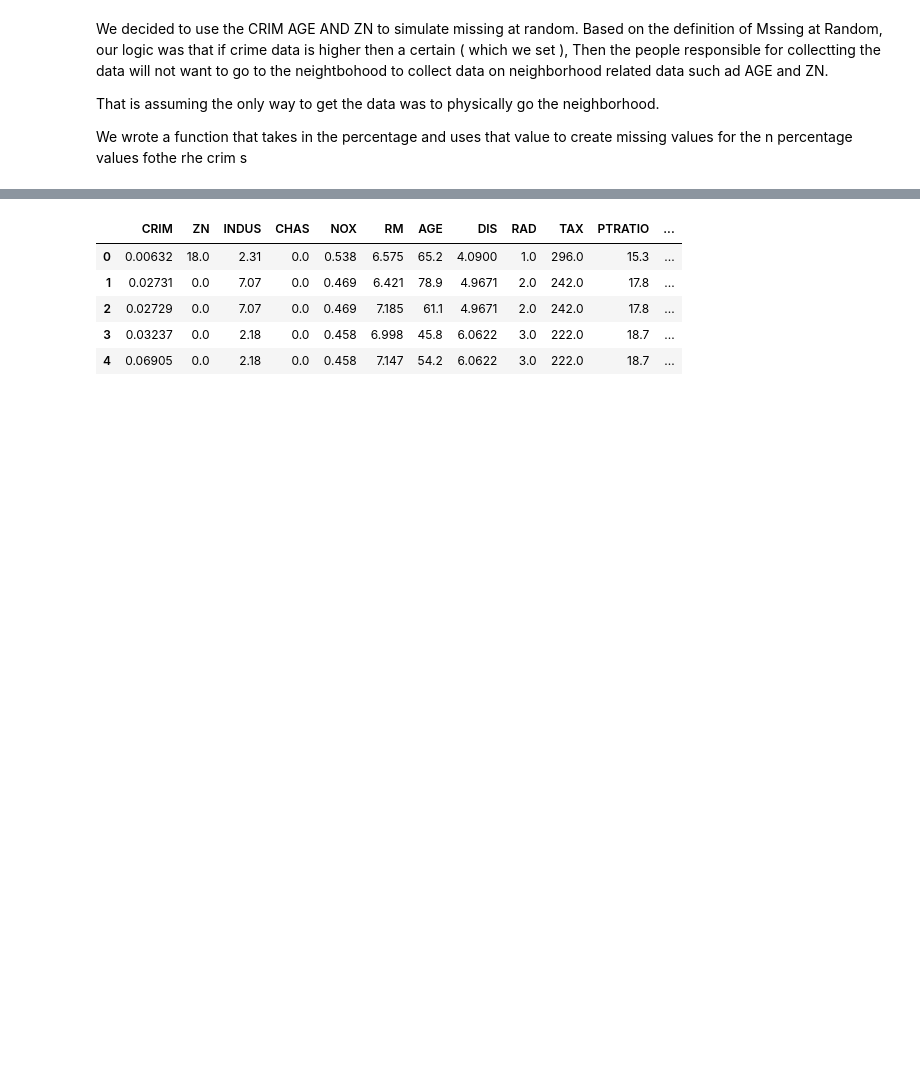
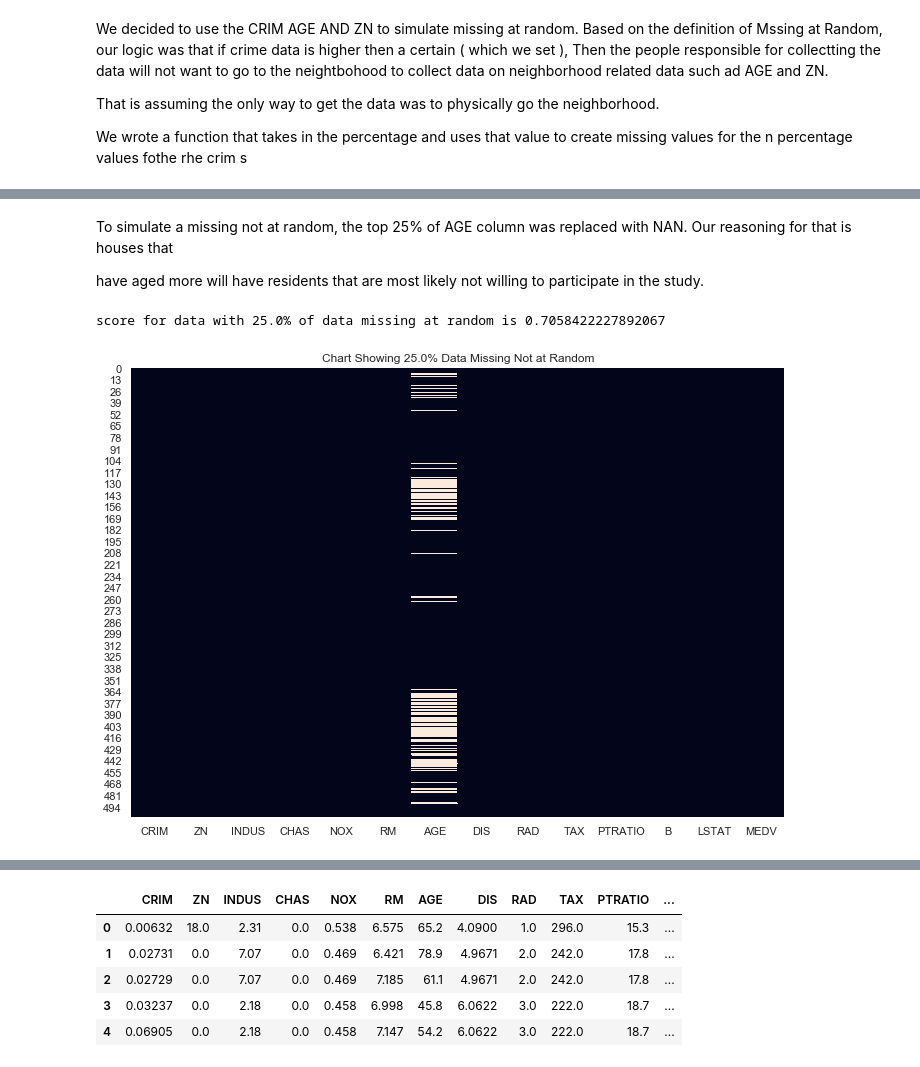
Before and after one commit to kjprice/smu-quantifying-the-world, a Jupyter notebook: CaseStudy5 aka Assignment10/Assignment10.ipynb, the cells around one changed output, grey strips where cells are left out. Saved outputs shown, nothing was run; the diff lists cells and outputs as text; code cells hidden in the pictures; blank space fills up the shorter version.

```diff
--- a/CaseStudy5 aka Assignment10/Assignment10.ipynb
+++ b/CaseStudy5 aka Assignment10/Assignment10.ipynb
@@ -410,0 +413,9 @@ We wrote a function that takes in the percentage and uses that value to create m
+# %% [markdown]
+To simulate a missing not at random, the  top 25% of AGE column was replaced with NAN. Our reasoning for that is houses that
+
+have aged more will have residents that are most likely not willing to participate in the study.
+# %%
+get_score_percent_missing_not_at_random(0.25)
+# %% [output]
+score for data with 25.0% of data missing at random is 0.7058422227892067
+[figure, added]
```
Also changed, not shown: parts of 29 cells of this notebook.
